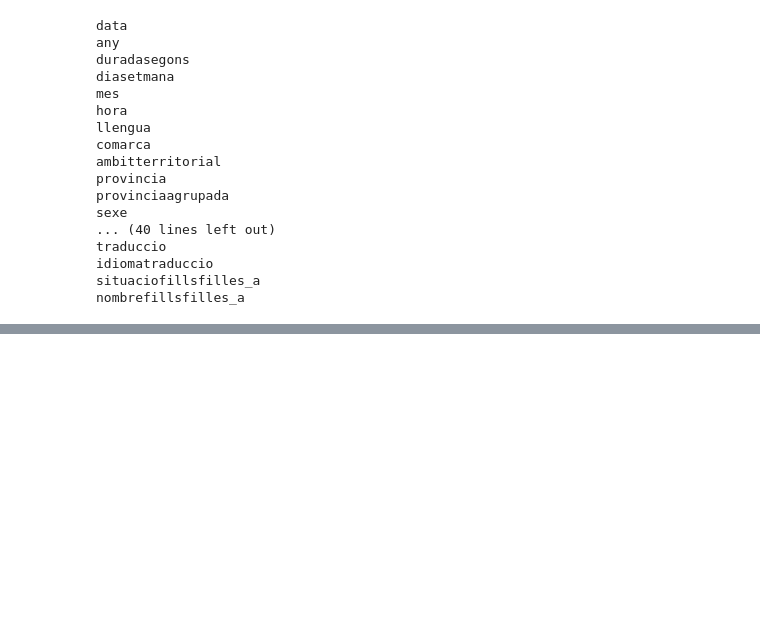
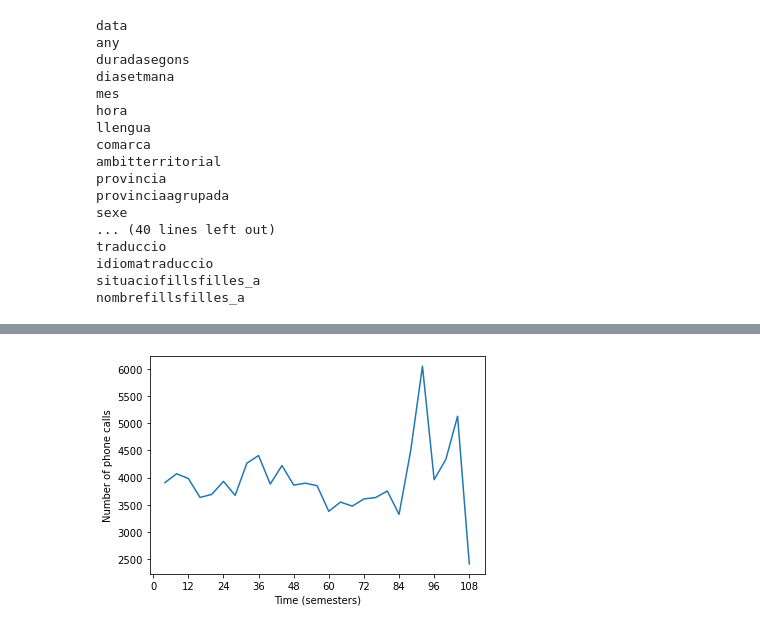
Before and after one commit to AdriaMeca/Dashboard, a Jupyter notebook: gender-violence.ipynb, the cells around one changed output, grey strips where cells are left out. Saved outputs shown, nothing was run; the diff lists cells and outputs as text; code cells hidden in the pictures; blank space fills up the shorter version.

```diff
--- a/gender-violence.ipynb
+++ b/gender-violence.ipynb
@@ -74,0 +149,49 @@ Text(0.5, 1.0, '$0.003\\%$ of the calls')
+# %%
+%matplotlib inline
+
+import matplotlib.pyplot as plt
+import numpy as np
+
+
+months = 12
+conversion = {
+    'Gener': 1,
+    'Febrer': 2,
+    'Març': 3,
+    'Abril': 4,
+    'Maig': 5,
+    'Juny': 6,
+    'Juliol': 7,
+    'Agost': 8,
+    'Setembre': 9,
+    'Octubre': 10,
+    'Novembre': 11,
+    'Desembre': 12
+}
+
+first_year = 2013
+final_year = 2021
+years = (final_year-first_year) + 1
+
+x_temp, y_temp = [], []
+for idx, year in enumerate(range(first_year, final_year+1)):
+    series = data[data['any'] == str(year)]['mes'].value_counts()
+    #I convert the name of each month to its associated value to sort them.
+    series.index = [conversion[month] for month in series.index]
+    series = series.sort_index()
+
+    x_temp += list(series.index + 12*idx)
+    y_temp += list(series.values)
+
+x_data, y_data = [], []
+for i in range(0, len(x_temp), 4):
+    x_data.append(i+4)
+    y_data.append(sum(y_temp[i:i+4]))
+
+plt.xticks(range(0, 108+1, 12))
+plt.ylabel('Number of phone calls')
+plt.xlabel('Time (semesters)')
+plt.plot(x_data, y_data)
+plt.show()
+# %% [output]
+[figure, added]
```
Also changed, not shown: parts of 3 cells of this notebook.
